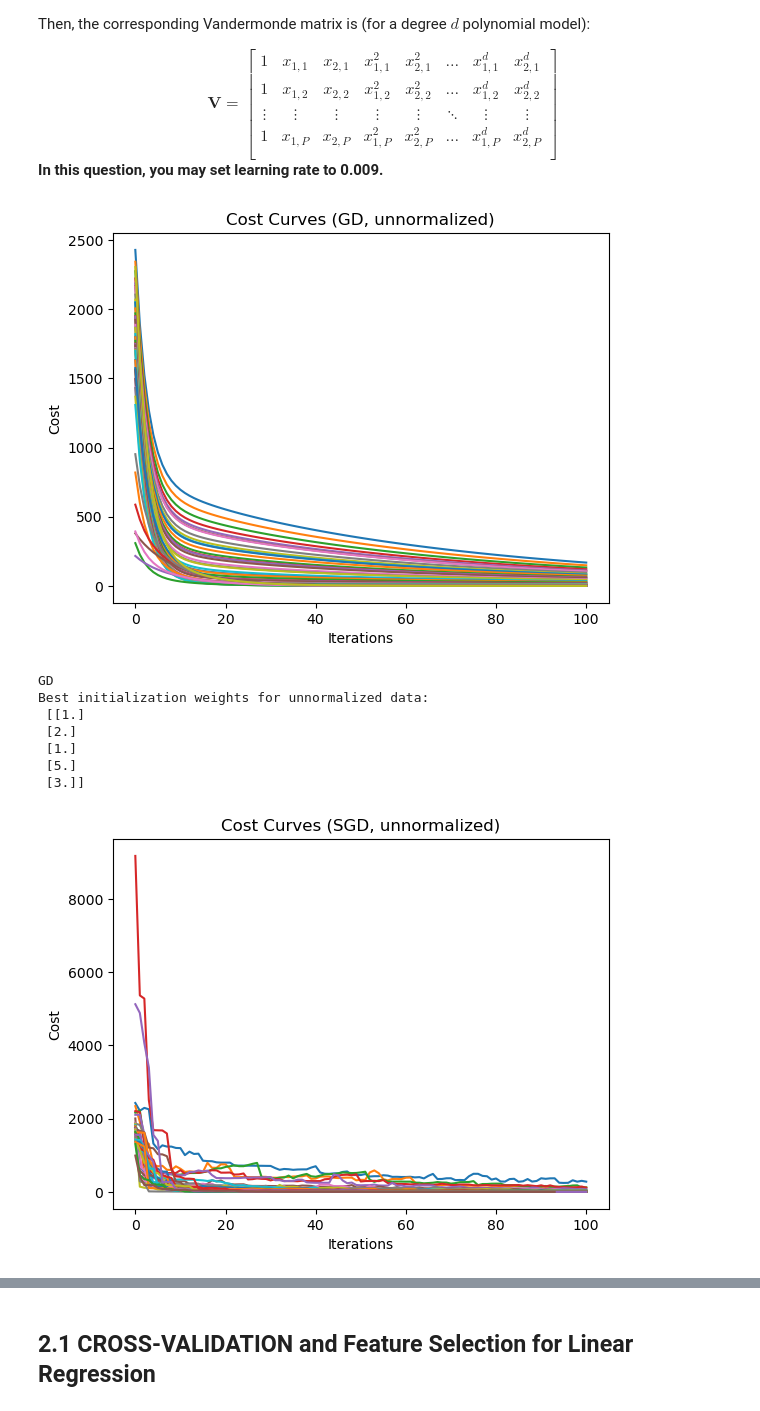
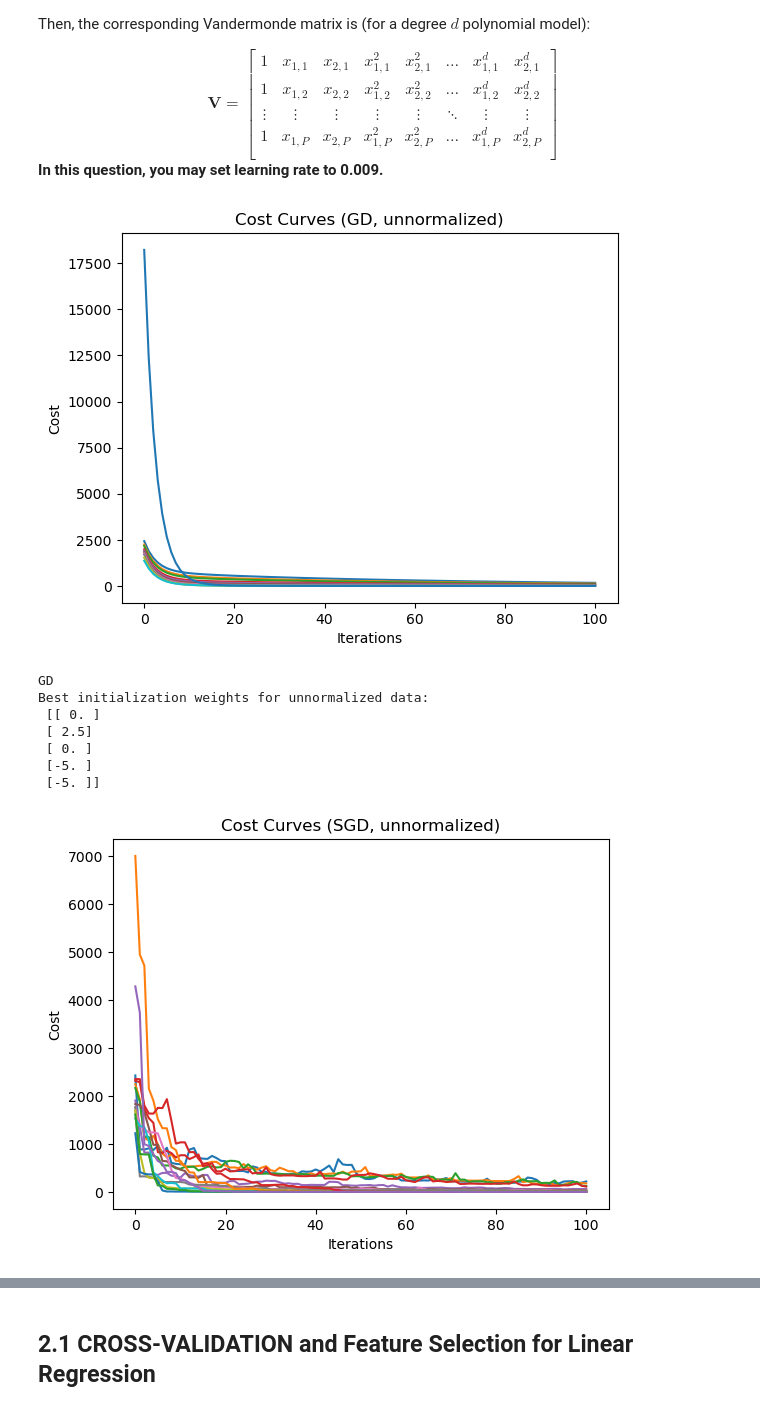
Before and after one commit to MustafaKrc/LFD24, a Jupyter notebook: Gradient Descent, Stochastic Gradient Descent, Data Normalization, Cross Validation for Regression/Homework_2.ipynb, the cells around one changed output, grey strips where cells are left out. Saved outputs shown, nothing was run; the diff lists cells and outputs as text; code cells hidden in the pictures.

```diff
--- a/Gradient Descent, Stochastic Gradient Descent, Data Normalization, Cross Validation for Regression/Homework_2.ipynb
+++ b/Gradient Descent, Stochastic Gradient Descent, Data Normalization, Cross Validation for Regression/Homework_2.ipynb
@@ -359,8 +368,10 @@ max_iterations = 100
 
 
 # Find the best initialization weights for the unnormalized data GD:
+print("====================================================================")
 lr = 0.000001
-w, c = findOptimumInitWeights(-1000, 1000, x_train, y_train, lr, max_iterations, gradientDescent)
+w, c = findOptimumInitWeights(-100, 100, x_train, y_train, lr, max_iterations, gradientDescent)
+plotCostCurves("Cost Curves (GD, unnormalized)")
 print("GD")
 print("Best initialization weights for unnormalized data: ", w)
 print("Cost: ", c)
@@ -372,8 +383,10 @@ plotFitAndCostCurves(model_unnormalized.cost_history, x_test, y_test, y_unnorm_p
 RMSE_GD_UNNORM = np.sqrt(np.sum(np.square(y_test - y_unnorm_predict)))/y_test.shape[0]
 
 # Find the best initialization weights for the normalized data GD:
+print("====================================================================")
 lr = 0.1
-w,c = findOptimumInitWeights(-1000, 1000, x_train_scaled, y_train_scaled, lr, max_iterations, gradientDescent)
+w,c = findOptimumInitWeights(-100, 100, x_train_scaled, y_train_scaled, lr, max_iterations, gradientDescent)
+plotCostCurves("Cost Curves (GD, normalized)")
 print("GD")
 print("Best initialization weights for normalized data: ", w)
 print("Cost: ", c)
@@ -386,8 +399,10 @@ plotFitAndCostCurves(model_normalized.cost_history, x_test, y_test, y_norm_inv)
 RMSE_GD_NORM = np.sqrt(np.sum(np.square(y_test - y_norm_inv)))/y_test.shape[0]
 
 # Find the best initialization weights for the unnormalized data SGD:
+print("====================================================================")
 lr = 0.000001
-w, c = findOptimumInitWeights(-1000, 1000, x_train, y_train, lr, max_iterations, SGD)
+w, c = findOptimumInitWeights(-100, 100, x_train, y_train, lr, max_iterations, SGD)
+plotCostCurves("Cost Curves (SGD, unnormalized)")
 print("SGD")
 print("Best initialization weights for unnormalized data: ", w)
 print("Cost: ", c)
@@ -399,8 +414,10 @@ plotFitAndCostCurves(model_unnormalized.cost_history, x_test, y_test, y_unnorm_p
 RMSE_SGD_UNNORM = np.sqrt(np.sum(np.square(y_test - y_unnorm_predict)))/y_test.shape[0]
 
 # Find the best initialization weights for the normalized data SGD:
+print("====================================================================")
 lr = 0.1
-w,c = findOptimumInitWeights(-1000, 1000, x_train_scaled, y_train_scaled, lr, max_iterations, SGD)
+w,c = findOptimumInitWeights(-100, 100, x_train_scaled, y_train_scaled, lr, max_iterations, SGD)
+plotCostCurves("Cost Curves (SGD, normalized)")
 print("SGD")
 print("Best initialization weights for normalized data: ", w)
 print("Cost: ", c)
@@ -413,6 +430,7 @@ plotFitAndCostCurves(model_normalized.cost_history, x_test, y_test, y_norm_inv)
 RMSE_SGD_NORM = np.sqrt(np.sum(np.square(y_test - y_norm_inv)))/y_test.shape[0]
 
 # Print errors
+print("====================================================================")
 print("==============GD================")
 print("RMSE for unnormalized training:", RMSE_GD_UNNORM)
 print("RMSE for normalized training:", RMSE_GD_NORM)
@@ -537,10 +551,12 @@ def plotCostCurves(title):
     plt.title(title)
     plt.show()
 
-def findOptimumInitWeights(min, max, x_train, y_train, lr, max_iterations, model, sensitivity=250):
-    # find the best initialization for the weights by trying different initializations
-    # the range for initializations is given by min and max
-    # return the best initialization
+def findOptimumInitWeights(min, max, x_train, y_train, lr, max_iterations, model, sensitivity=10):
+    """Find the best initialization for the weights by trying different initializations.
+     The range for initializations is given by min and max.
+     Returns the best initialization.
+    ! Number of times model runs increases as sensitivity decreases.
+    """
 
     if(not callable(model)):
         raise ValueError("model must be a callable function or class")
@@ -550,6 +566,9 @@ def findOptimumInitWeights(min, max, x_train, y_train, lr, max_iterations, model
 
     # Define the grid of possible values for each weight parameter
     weight_range = np.linspace(min, max, int((max - min) / sensitivity) + 1)
+
+    # splitting 3 to 2 for loops is better than 5 nested loops..
+    # and yes it will oversee some combinations but it is a tradeoff
 
     # Iterate through all possible combinations of weight values
     for w1 in weight_range:
@@ -568,7 +587,7 @@ def findOptimumInitWeights(min, max, x_train, y_train, lr, max_iterations, model
                 if cost < best_cost:
                     best_cost = cost
                     best_weights = weights
-                    plt.plot(model_instance.cost_history, label=w)
+                    plt.plot(model_instance.cost_history, label=weights)
 
     # Iterate through all possible combinations of weight values
     for w4 in weight_range:
@@ -587,7 +606,7 @@ def findOptimumInitWeights(min, max, x_train, y_train, lr, max_iterations, model
             if cost < best_cost:
                 best_cost = cost
                 best_weights = weights
-                plt.plot(model_instance.cost_history, label=w)
+                plt.plot(model_instance.cost_history, label=weights)
 
     return best_weights
 # %%
@@ -611,44 +630,44 @@ from polynomialRegression import gradientDescent, SGD
 max_iterations = 100
 # Find the best initialization weights for the unnormalized data GD:
 lr = 9e-4
-w = findOptimumInitWeights(-5, 5, x_train, y_train, lr, max_iterations, gradientDescent, sensitivity=1)
+w = findOptimumInitWeights(-5, 5, x_train, y_train, lr, max_iterations, gradientDescent, sensitivity=2.5)
 plotCostCurves("Cost Curves (GD, unnormalized)")
 print("GD")
 print("Best initialization weights for unnormalized data:\n", w)
 model_unnormalized = gradientDescent(x_train, y_train, w, lr, max_iterations)
 model_unnormalized.fit(lr, max_iterations)
 
 y_unnorm_predict = model_unnormalized.predict(x_test)
 RMSE_GD_UNNORM = np.sqrt(np.sum(np.square(y_test - y_unnorm_predict)))/y_test.shape[0]
 
 
 # Find the best initialization weights for the unnormalized data SGD:
-w = findOptimumInitWeights(-5, 5, x_train, y_train, lr, max_iterations, SGD, sensitivity=1)
+w = findOptimumInitWeights(-5, 5, x_train, y_train, lr, max_iterations, SGD, sensitivity=2.5)
 plotCostCurves("Cost Curves (SGD, unnormalized)")
 print("SGD")
 print("Best initialization weights for unnormalized data:\n", w)
 model_unnormalized = SGD(x_train, y_train, w, lr, max_iterations)
 model_unnormalized.fit(lr, max_iterations)
 
 y_unnorm_predict = model_unnormalized.predict(x_test)
 RMSE_SGD_UNNORM = np.sqrt(np.sum(np.square(y_test - y_unnorm_predict)))/y_test.shape[0]
 
 
 # Print errors
 print("==============GD================")
 print("RMSE for unnormalized training:", RMSE_GD_UNNORM)
 
 print("==============SGD===============")
 print("RMSE for unnormalized training:", RMSE_SGD_UNNORM)
 # %% [output]
-[figure, old version]
+[figure, new version]
 GD
 Best initialization weights for unnormalized data:
- [[1.]
- [2.]
- [1.]
- [5.]
- [3.]]
+ [[ 0. ]
+ [ 2.5]
+ [ 0. ]
+ [-5. ]
+ [-5. ]]
-[figure, old version]
+[figure, new version]
 SGD
 Best initialization weights for unnormalized data:
```
Also changed, not shown: parts of 12 cells of this notebook.
